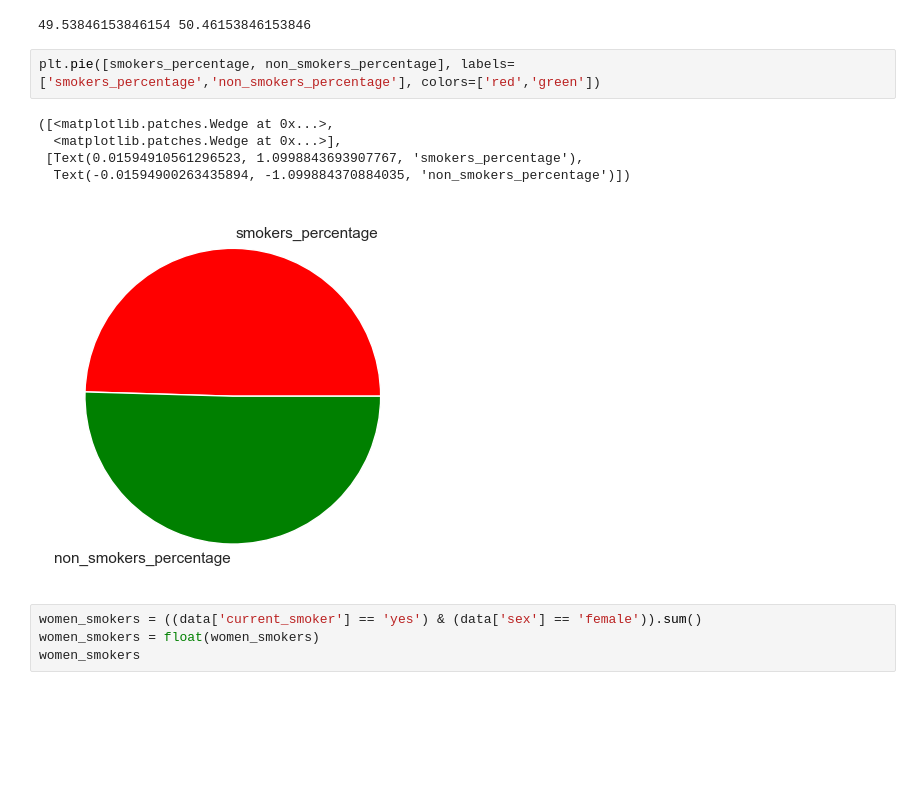
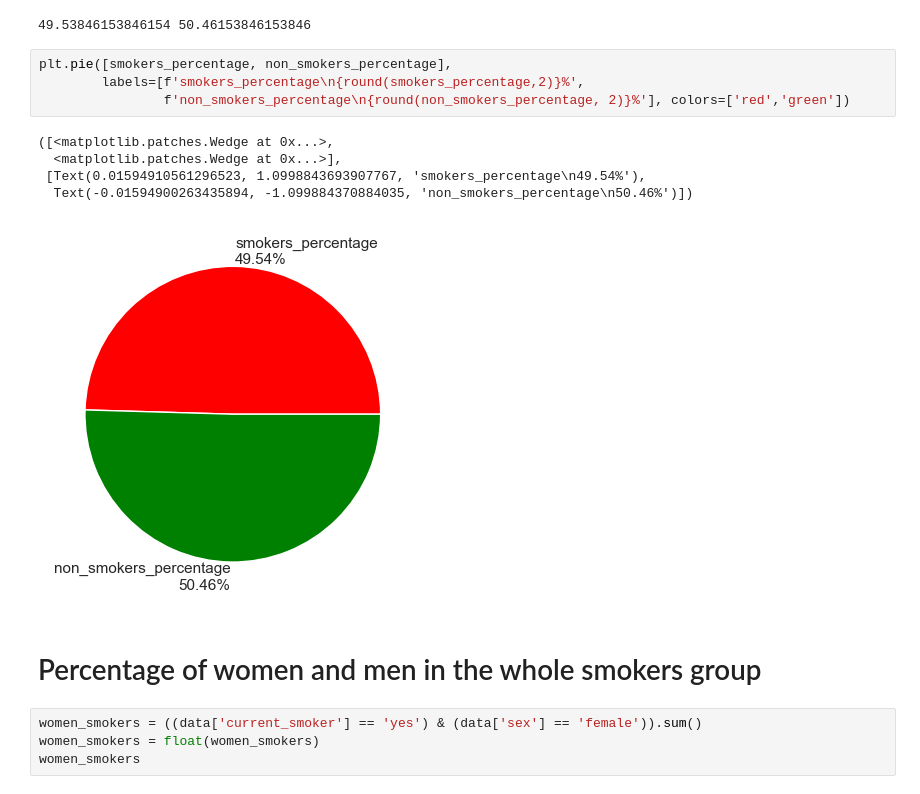
Before and after one commit to RadoslawMroz/smokers-health-data-analysis, a Jupyter notebook: main.ipynb, the cells around one changed output. Cells and saved outputs as stored; diff of their text form; blank space fills up the shorter version.

Commit message:
Analysis continuation
Analysing male and female smokers in the whole dataset.
Small changes for better visualization. Showing number of smokers and non smokers at given age.

```diff
--- a/main.ipynb
+++ b/main.ipynb
@@ -71,13 +73,17 @@ print(smokers_percentage, non_smokers_percentage)
 # %% [output]
 49.53846153846154 50.46153846153846
 # %%
-plt.pie([smokers_percentage, non_smokers_percentage], labels=['smokers_percentage','non_smokers_percentage'], colors=['red','green'])
+plt.pie([smokers_percentage, non_smokers_percentage],
+        labels=[f'smokers_percentage\n{round(smokers_percentage,2)}%',
+                f'non_smokers_percentage\n{round(non_smokers_percentage, 2)}%'], colors=['red','green'])
 # %% [output]
 ([<matplotlib.patches.Wedge at 0x...>,
   <matplotlib.patches.Wedge at 0x...>],
- [Text(0.01594910561296523, 1.0998843693907767, 'smokers_percentage'),
-  Text(-0.01594900263435894, -1.099884370884035, 'non_smokers_percentage')])
+ [Text(0.01594910561296523, 1.0998843693907767, 'smokers_percentage\n49.54%'),
+  Text(-0.01594900263435894, -1.099884370884035, 'non_smokers_percentage\n50.46%')])
-[figure, old version]
+[figure, new version]
+# %% [markdown]
+# Percentage of women and men in the whole smokers group
 # %%
 women_smokers = ((data['current_smoker'] == 'yes') & (data['sex'] == 'female')).sum()
 women_smokers = float(women_smokers)
```
Also changed, not shown: parts of 6 cells of this notebook.
